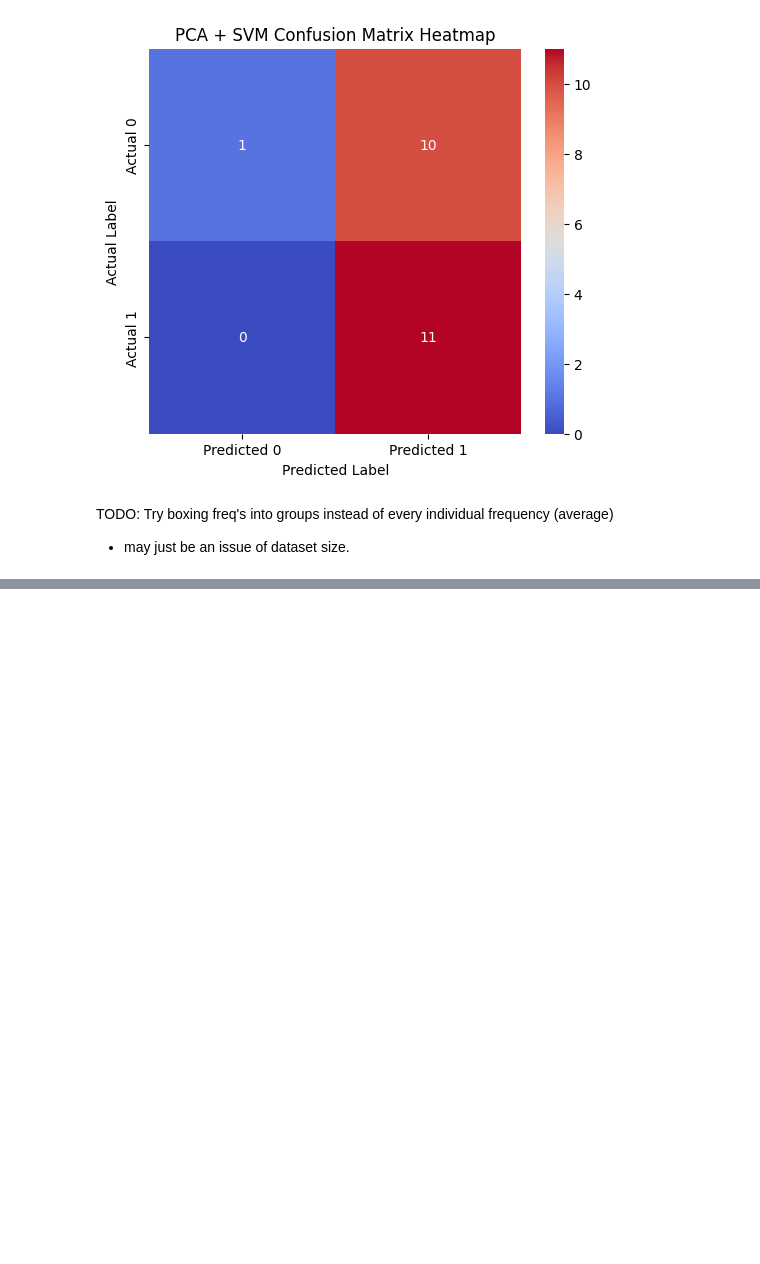
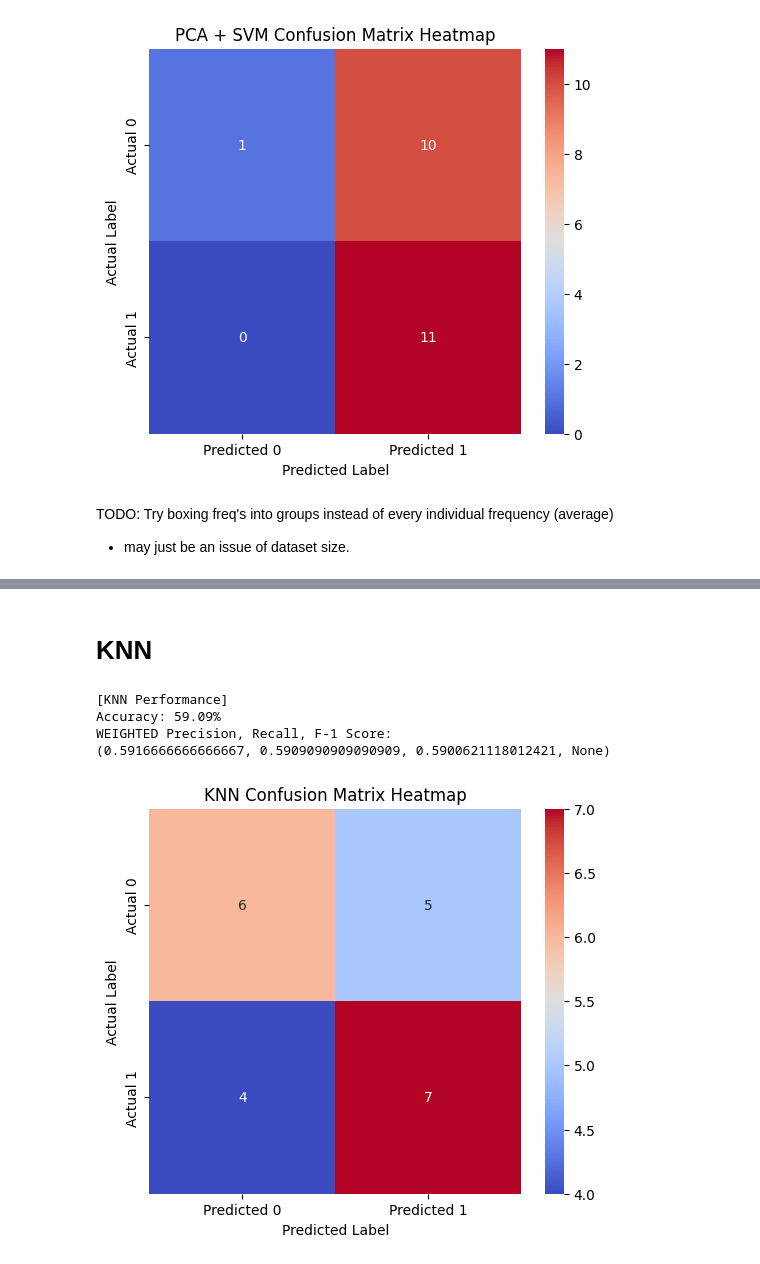
Before and after one commit to GarveyJLi/alzheimers-eeg-classification, a Jupyter notebook: modeling.ipynb, the cells around one changed output, grey strips where cells are left out. Cells and saved outputs as stored; diff of their text form; code cells hidden in the pictures; blank space fills up the shorter version.

```diff
--- a/modeling.ipynb
+++ b/modeling.ipynb
@@ -162,0 +180,13 @@ TODO: Try boxing freq's into groups instead of every individual frequency (avera
+# %% [markdown]
+# KNN
+# %%
+pipeline = make_pipeline(KNeighborsClassifier(n_neighbors=2))
+pipeline.fit(X_train, y_train)
+# gets results
+acc, res_metrics = scoring_metrics(pipeline, X_test, y_test , model = "KNN")
+# %% [output]
+[KNN Performance]
+Accuracy: 59.09%
+WEIGHTED Precision, Recall, F-1 Score:
+(0.5916666666666667, 0.5909090909090909, 0.5900621118012421, None)
+[figure, added]
```
Also changed, not shown: parts of 6 cells of this notebook.
